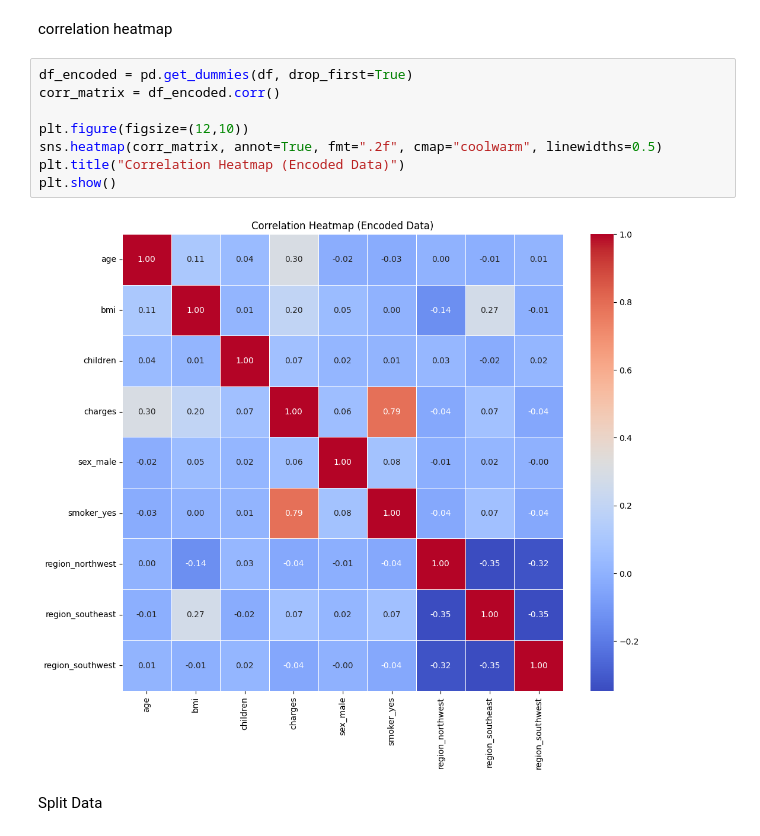
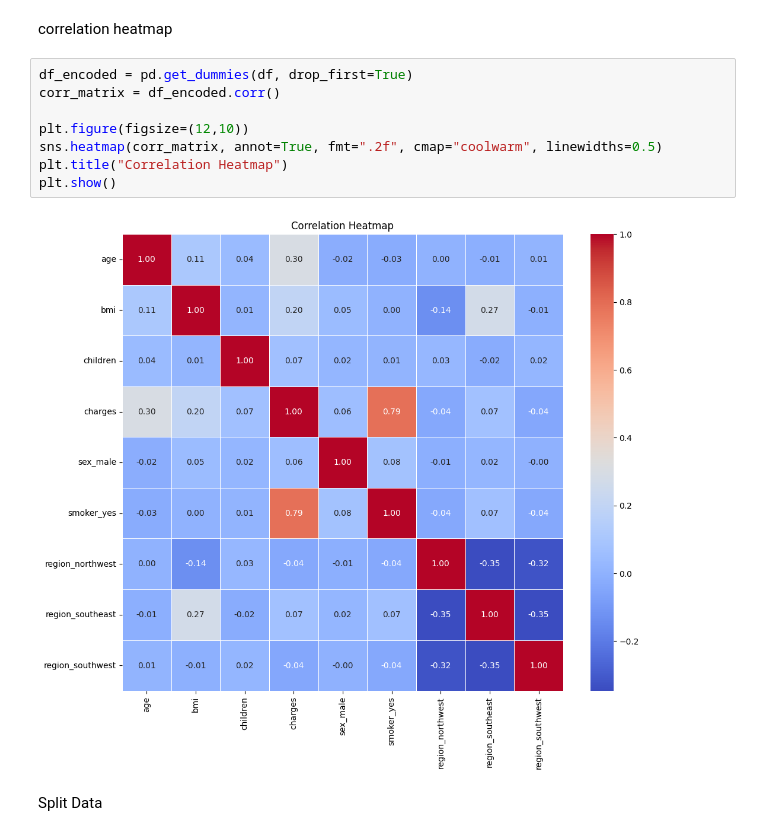
Before and after one commit to Ashrif-aham/medical-insurance-cost-prediction, a Jupyter notebook: Medical Insurance cost/Insurance_cost.ipynb, the cells around one changed output. Saved outputs shown, nothing was run; the diff lists cells and outputs as text.

```diff
--- a/Medical Insurance cost/Insurance_cost.ipynb
+++ b/Medical Insurance cost/Insurance_cost.ipynb
@@ -123,13 +123,13 @@ correlation heatmap
 # %%
 df_encoded = pd.get_dummies(df, drop_first=True)
 corr_matrix = df_encoded.corr()
 
 plt.figure(figsize=(12,10))
 sns.heatmap(corr_matrix, annot=True, fmt=".2f", cmap="coolwarm", linewidths=0.5)
-plt.title("Correlation Heatmap (Encoded Data)")
+plt.title("Correlation Heatmap")
 plt.show()
 # %% [output]
-[figure, old version]
+[figure, new version]
 # %% [markdown]
 Split Data
 # %%
```
Also changed, not shown: parts of 2 cells of this notebook, 1 other file.
